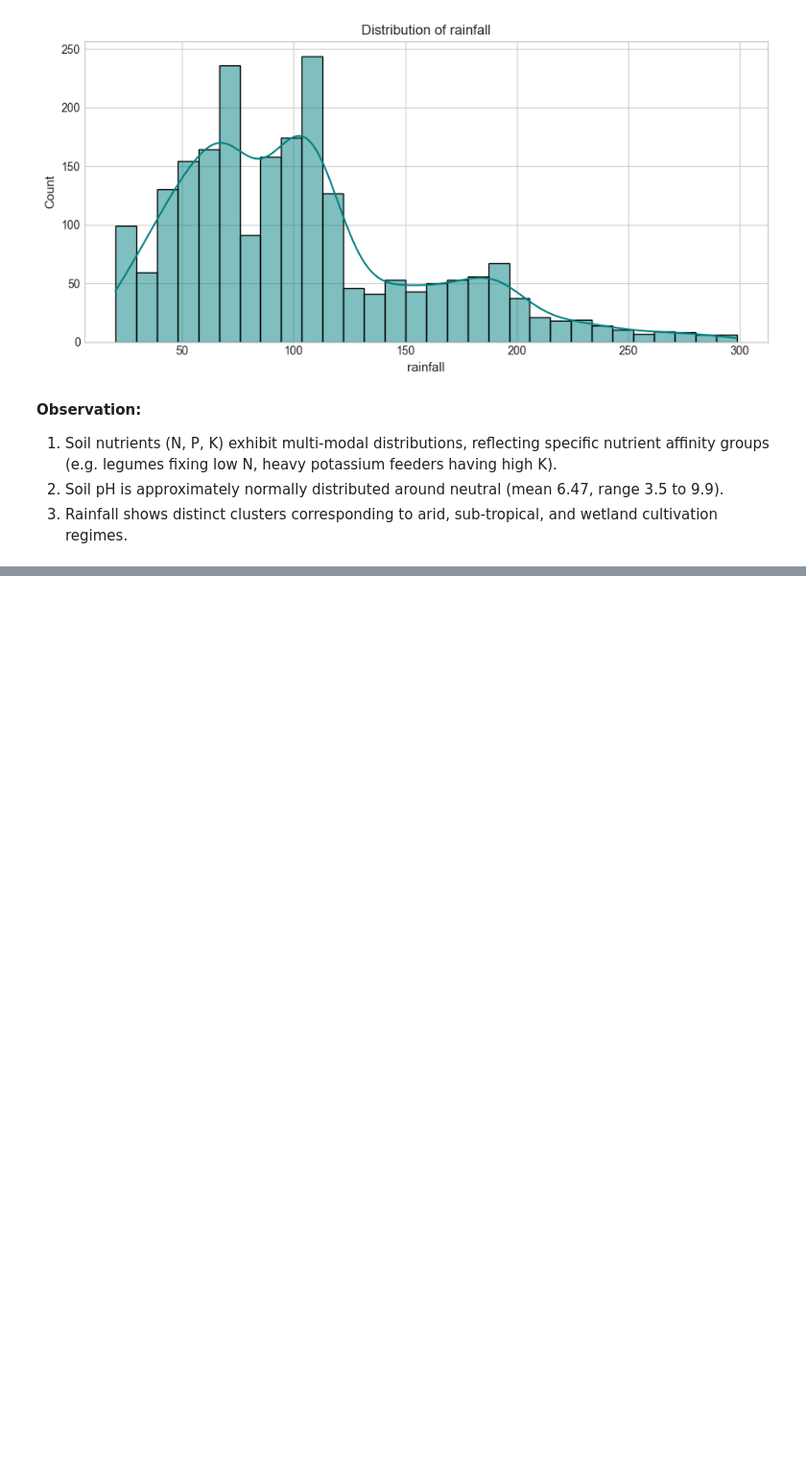
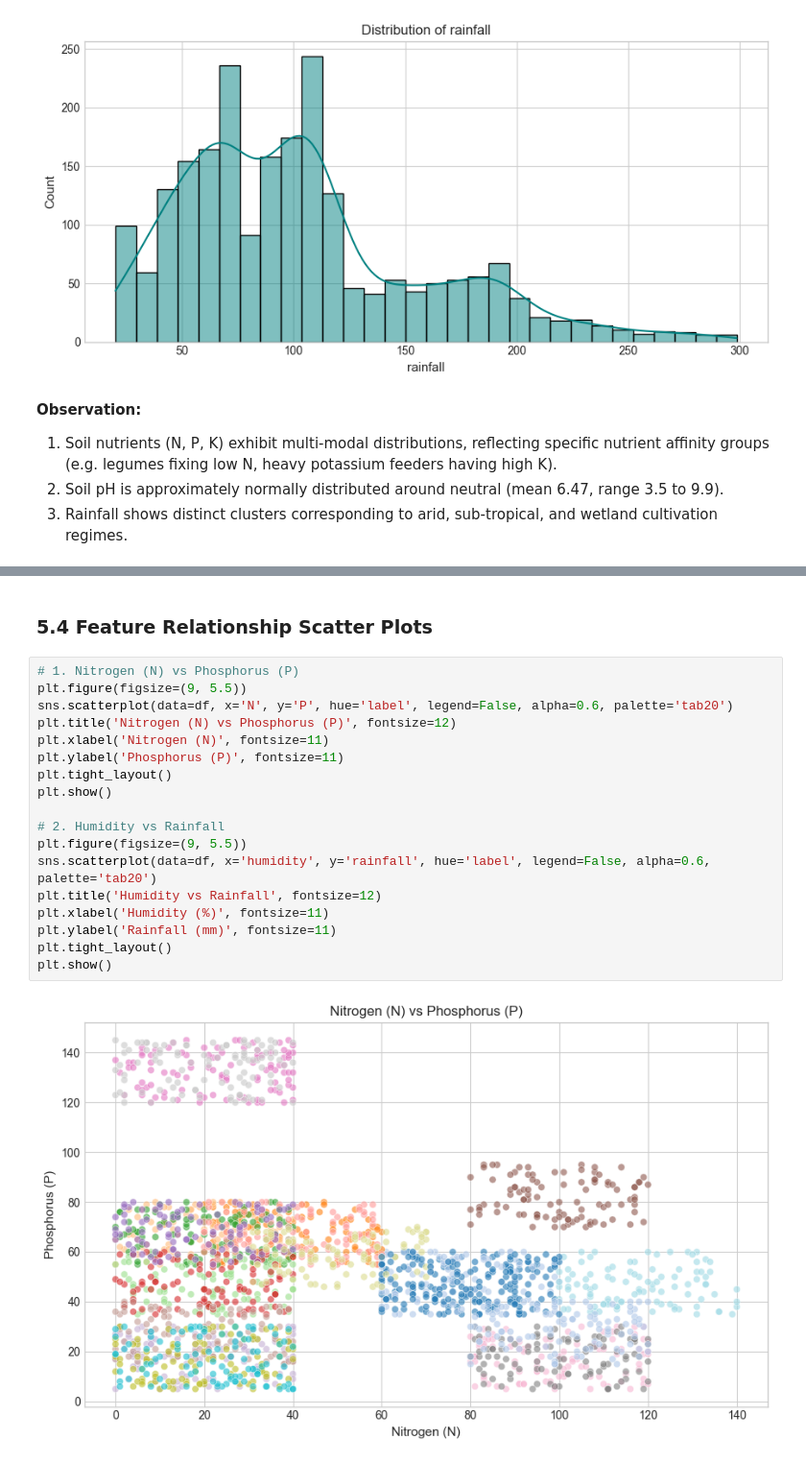
Before and after one commit to Subash-G-S/agri-predict, a Jupyter notebook: notebooks/classification.ipynb, the cells around one changed output, grey strips where cells are left out. Shown at 96% size. Drawn from its saved outputs; the diff is of its cells as text; blank space fills up the shorter version.

```diff
--- a/notebooks/classification.ipynb
+++ b/notebooks/classification.ipynb
@@ -150,0 +166,22 @@ for col in features:
+# %% [markdown]
+### 5.4 Feature Relationship Scatter Plots
+# %%
+# 1. Nitrogen (N) vs Phosphorus (P)
+plt.figure(figsize=(9, 5.5))
+sns.scatterplot(data=df, x='N', y='P', hue='label', legend=False, alpha=0.6, palette='tab20')
+plt.title('Nitrogen (N) vs Phosphorus (P)', fontsize=12)
+plt.xlabel('Nitrogen (N)', fontsize=11)
+plt.ylabel('Phosphorus (P)', fontsize=11)
+plt.tight_layout()
+plt.show()
+
+# 2. Humidity vs Rainfall
+plt.figure(figsize=(9, 5.5))
+sns.scatterplot(data=df, x='humidity', y='rainfall', hue='label', legend=False, alpha=0.6, palette='tab20')
+plt.title('Humidity vs Rainfall', fontsize=12)
+plt.xlabel('Humidity (%)', fontsize=11)
+plt.ylabel('Rainfall (mm)', fontsize=11)
+plt.tight_layout()
+plt.show()
+# %% [output]
+[figure, added]
```
Also changed, not shown: parts of 7 cells of this notebook.
